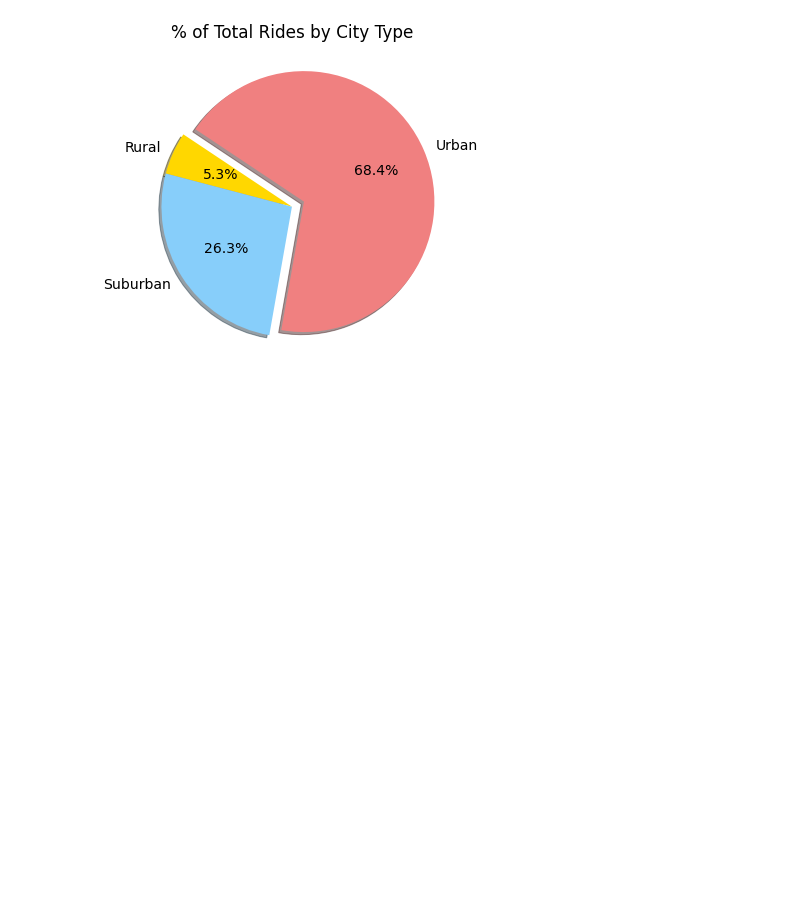
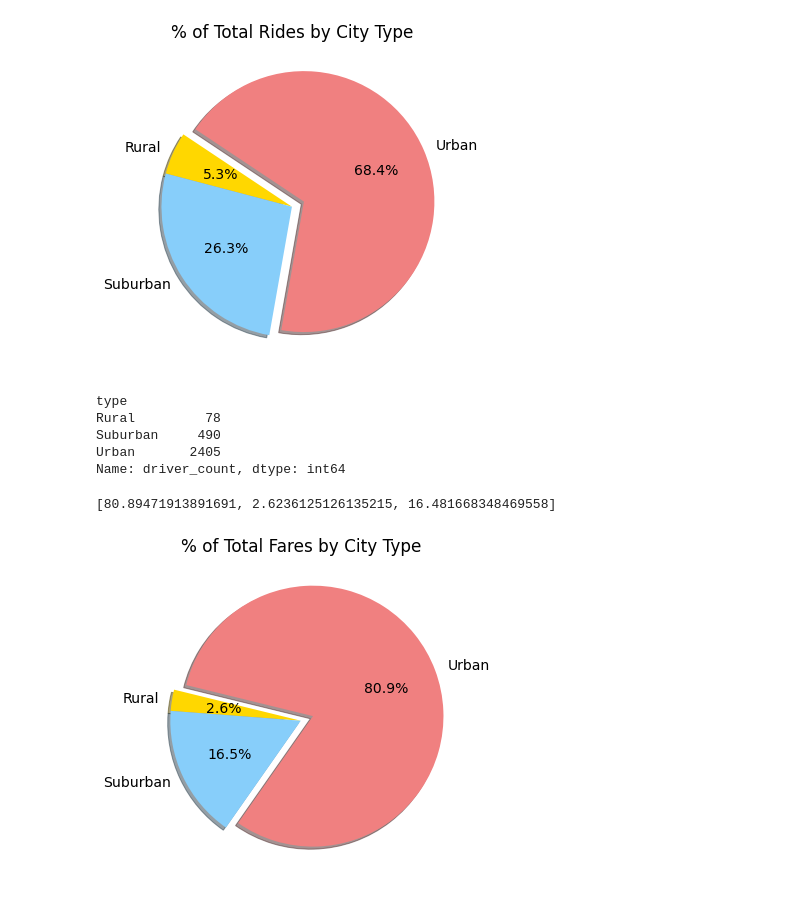
Before and after one commit to jmoletteire/PyBer-Analysis, a Jupyter notebook: PyBer.ipynb, the cells around one changed output. Saved outputs shown, nothing was run; the diff lists cells and outputs as text; code cells hidden in the pictures; blank space fills up the shorter version.

Commit message:
pie chart for % total drivers by city type.

```diff
--- a/PyBer.ipynb
+++ b/PyBer.ipynb
@@ -490,3 +490,38 @@ plt.savefig("../PyBer-Analysis/Analysis/Fig6.png")
 plt.show()
 # %% [output]
 [figure]
+# %%
+# Total drivers for each type of city.
+total_drivers = city_data_df.groupby(["type"]).sum()["driver_count"]
+total_drivers
+# %% [output]
+type
+Rural         78
+Suburban     490
+Urban       2405
+Name: driver_count, dtype: int64
+# %%
+# Percentage of total drivers for each type of city.
+urban_perc_tot_drivers = total_drivers["Urban"] / total_drivers.sum() * 100
+suburban_perc_tot_drivers = total_drivers["Suburban"] / total_drivers.sum() * 100
+rural_perc_tot_drivers = total_drivers["Rural"] / total_drivers.sum() * 100
+
+perc_tot_drivers = [urban_perc_tot_drivers, rural_perc_tot_drivers, suburban_perc_tot_drivers]
+perc_tot_drivers
+# %% [output]
+[80.89471913891691, 2.6236125126135215, 16.481668348469558]
+# %%
+# Pie chart for percent total drivers by city type.
+plt.subplots(figsize=(10,6))
+plt.pie(perc_tot_drivers, labels=["Urban","Rural","Suburban"],
+        explode=[0.1,0,0], colors=['lightcoral', 'gold', 'lightskyblue'],
+        autopct='%1.1f%%', shadow=True, startangle=235)
+plt.title('% of Total Fares by City Type')
+
+# Change default font size from 10 to 14.
+mpl.rcParams['font.size'] = 14
+
+plt.savefig("../PyBer-Analysis/Analysis/Fig7.png")
+plt.show()
+# %% [output]
+[figure, added]
```
Also changed, not shown: 1 other file.
